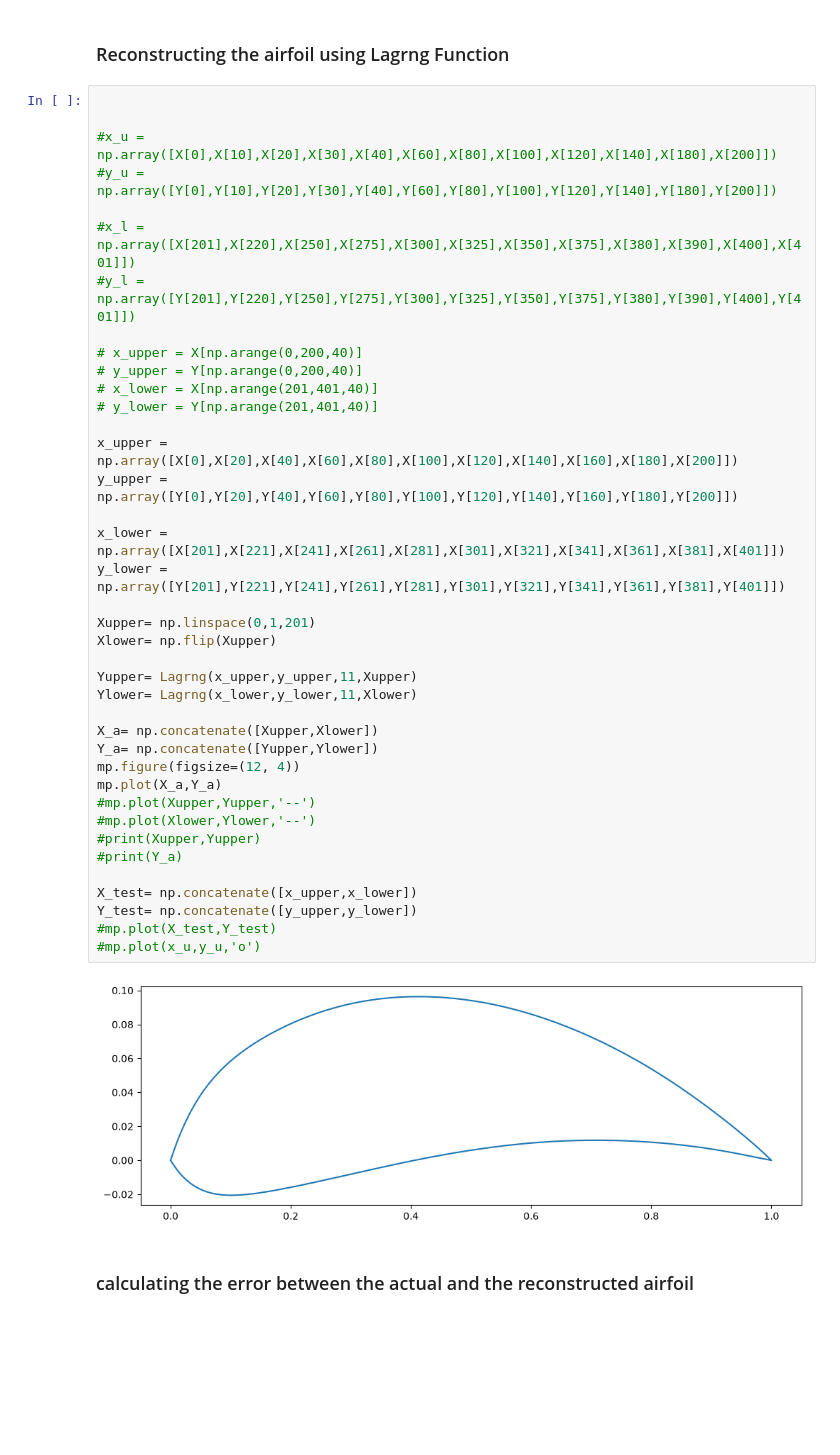
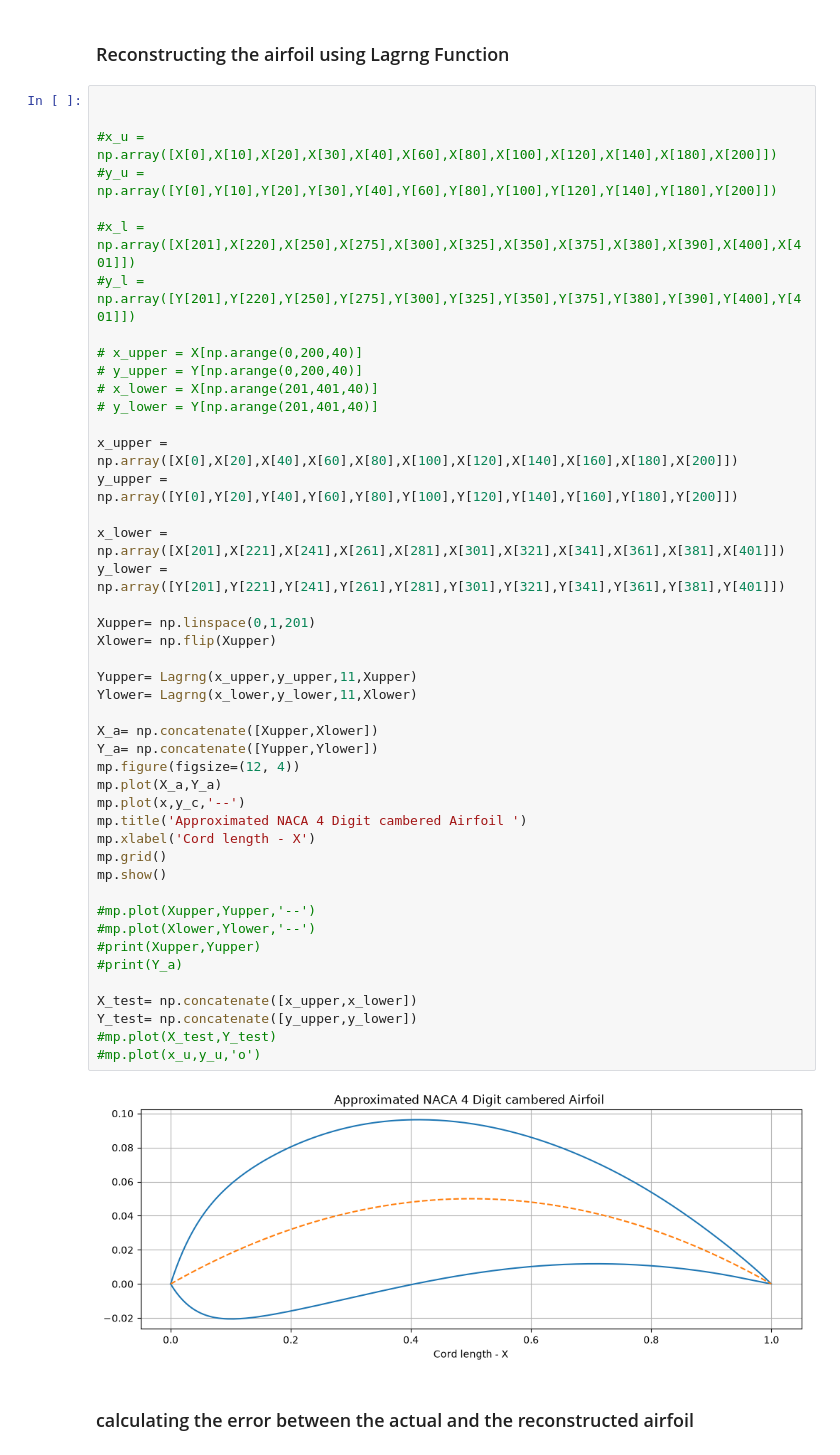
Before and after one commit to Aathi2165/AE801_2026, a Jupyter notebook: SCI_COMP/NACA_Airfoil_approximation.ipynb, the cells around one changed output. Cells and saved outputs as stored; diff of their text form; blank space fills up the shorter version.

```diff
--- a/SCI_COMP/NACA_Airfoil_approximation.ipynb
+++ b/SCI_COMP/NACA_Airfoil_approximation.ipynb
@@ -179,34 +183,40 @@ def Lagrng(x,y,n,a):
 # y_upper = Y[np.arange(0,200,40)]
 # x_lower = X[np.arange(201,401,40)]
 # y_lower = Y[np.arange(201,401,40)]
 
 x_upper = np.array([X[0],X[20],X[40],X[60],X[80],X[100],X[120],X[140],X[160],X[180],X[200]])
 y_upper = np.array([Y[0],Y[20],Y[40],Y[60],Y[80],Y[100],Y[120],Y[140],Y[160],Y[180],Y[200]])
 
 x_lower = np.array([X[201],X[221],X[241],X[261],X[281],X[301],X[321],X[341],X[361],X[381],X[401]])
 y_lower = np.array([Y[201],Y[221],Y[241],Y[261],Y[281],Y[301],Y[321],Y[341],Y[361],Y[381],Y[401]])
 
 Xupper= np.linspace(0,1,201)
 Xlower= np.flip(Xupper)
 
 Yupper= Lagrng(x_upper,y_upper,11,Xupper)
 Ylower= Lagrng(x_lower,y_lower,11,Xlower)
 
 X_a= np.concatenate([Xupper,Xlower])
 Y_a= np.concatenate([Yupper,Ylower])
 mp.figure(figsize=(12, 4))
 mp.plot(X_a,Y_a)
+mp.plot(x,y_c,'--')
+mp.title('Approximated NACA 4 Digit cambered Airfoil ')
+mp.xlabel('Cord length - X')
+mp.grid()
+mp.show()
+
 #mp.plot(Xupper,Yupper,'--')
 #mp.plot(Xlower,Ylower,'--')
 #print(Xupper,Yupper)
 #print(Y_a)
 
 X_test= np.concatenate([x_upper,x_lower])
 Y_test= np.concatenate([y_upper,y_lower])
 #mp.plot(X_test,Y_test)
 #mp.plot(x_u,y_u,'o')
 # %% [output]
-[figure, old version]
+[figure, new version]
 # %% [markdown]
 ### calculating the error between the actual and the reconstructed airfoil
 # %%
```
Also changed, not shown: parts of 4 cells of this notebook.
